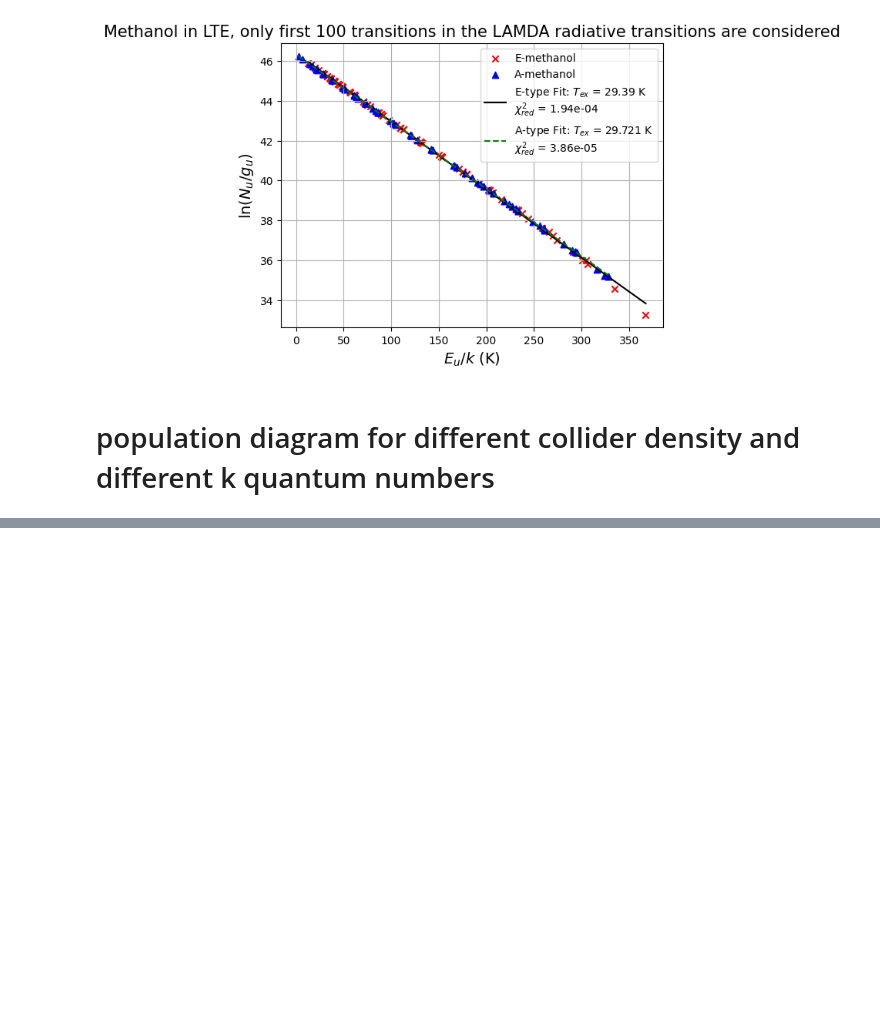
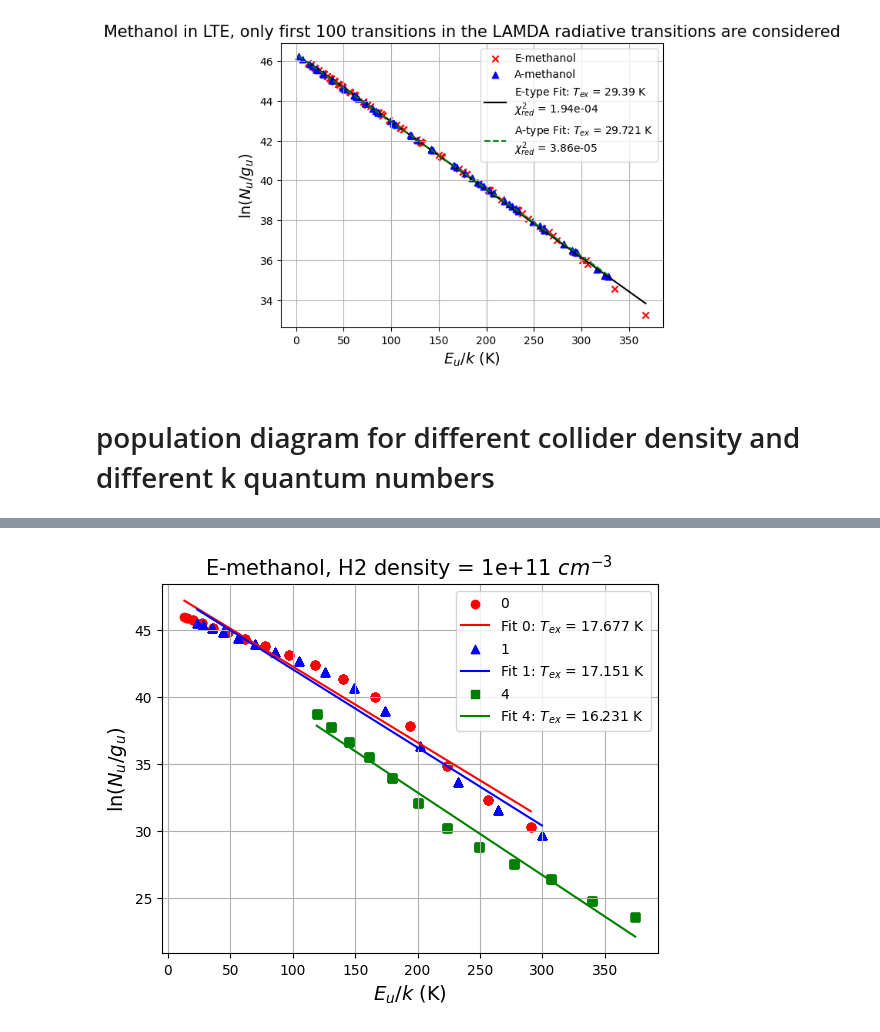
Before and after one commit to aleksej-rodano/phas0052_project, a Jupyter notebook: pythonradex_clean.ipynb, the cells around one changed output, grey strips where cells are left out. Drawn from its saved outputs; the diff is of its cells as text; code cells hidden in the pictures; blank space fills up the shorter version.

```diff
--- a/pythonradex_clean.ipynb
+++ b/pythonradex_clean.ipynb
@@ -1775,0 +1663,79 @@ plt.show()
+# %%
+def get_and_plot_population_diagram_K(cloud, data, k_values, h2_density_nonLTE, title="Population Diagram for Different K Values"):
+    """
+    Get data for different k values and plot the population diagram.
+
+    Parameters:
+    -----------
+    cloud : object
+        Cloud to update parameters and solve radiative transfer.
+    data : object
+        LAMDA data for the molecule.
+    k_values : list of str
+        List of k quantum numbers to get data for.
+    h2_density_nonLTE : dict
+        H2 density in cm^-3.
+    title : str, optional
+        Title of the plot. Default is "Population Diagram for Different K Values".
+    """
+    # Update the cloud instance with new parameters
+    cloud.update_parameters(
+        N=N,
+        Tkin=Tkin,
+        collider_densities=h2_density_nonLTE,
+        ext_background=ext_background,
+        T_dust=T_dust,
+        tau_dust=tau_dust,
+    )
+
+    # Solve the radiative transfer, remove printing of results
+    with contextlib.redirect_stdout(io.StringIO()):
+        cloud.solve_radiative_transfer()
+
+    # Extract the data from the cloud object and the data file
+    data_instance = MyClass(cloud, data, N, width_v, Tkin)
+
+    # Get values for specific k quantum numbers             ###############################################
+    data_sets = [data_instance.get_selected_variables(k) for k in k_values]
+
+    # Plot the population diagram for different k values
+    fig, ax = plt.subplots()
+    for data, label, color, marker in zip(data_sets, k_values, ["red", "blue", "green"], ["o", "^", "s"]):
+        # Calculate y values
+        y_values = np.log(data["Nu"] / data["gu"])
+
+        # Scatter plot
+        plt.scatter(data["Eu"], y_values, marker=marker, color=color, label=label)
+
+        # Fit a straight line to estimate T_ex
+        fit = np.polyfit(data["Eu"], y_values, 1)  # Linear fit
+        T_ex = -1 / fit[0]  # Rotational temperature from slope
+
+        # Calculate the fitted y-values
+        x_fit = np.linspace(min(data["Eu"]), max(data["Eu"]), 100)
+        y_fit = fit[0] * x_fit + fit[1]
+
+        # Plot the best-fit line
+        plt.plot(
+            x_fit,
+            y_fit,
+            linestyle="-",
+            color=color,
+            label=(f"Fit {label}: $T_{{ex}}$ = {T_ex:.5g} K"),
+        )
+
+    plt.xlabel(r"$E_u/k$ (K)", fontsize=14)
+    plt.ylabel(r"$\ln(N_u / g_u)$", fontsize=14)
+    plt.title(f"E-methanol, H2 density = {h2_density_nonLTE['H2']:.0e} $cm^{{-3}}$ ", fontsize=15)
+
+    plt.legend()
+    ax.grid()
+    plt.show()
+
+
+h2_density_nonLTE = {"H2": 1e5 / constants.centi**3}
+# Example usage
+k_values = ["0", "1", "4"]
+get_and_plot_population_diagram_K(cloud_methanol_E, data_methanol_E, k_values, h2_density_nonLTE)
+# %% [output]
+[figure, added]
```
Also changed, not shown: parts of 18 cells of this notebook, 2 other files.
